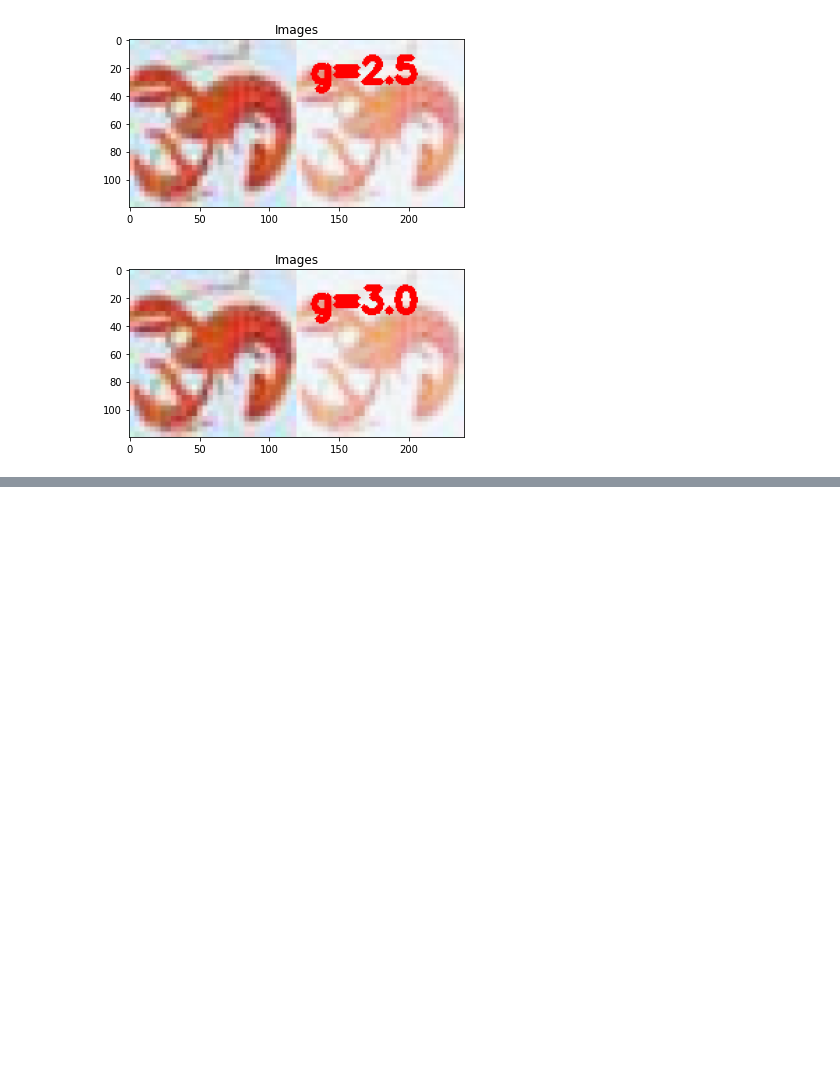
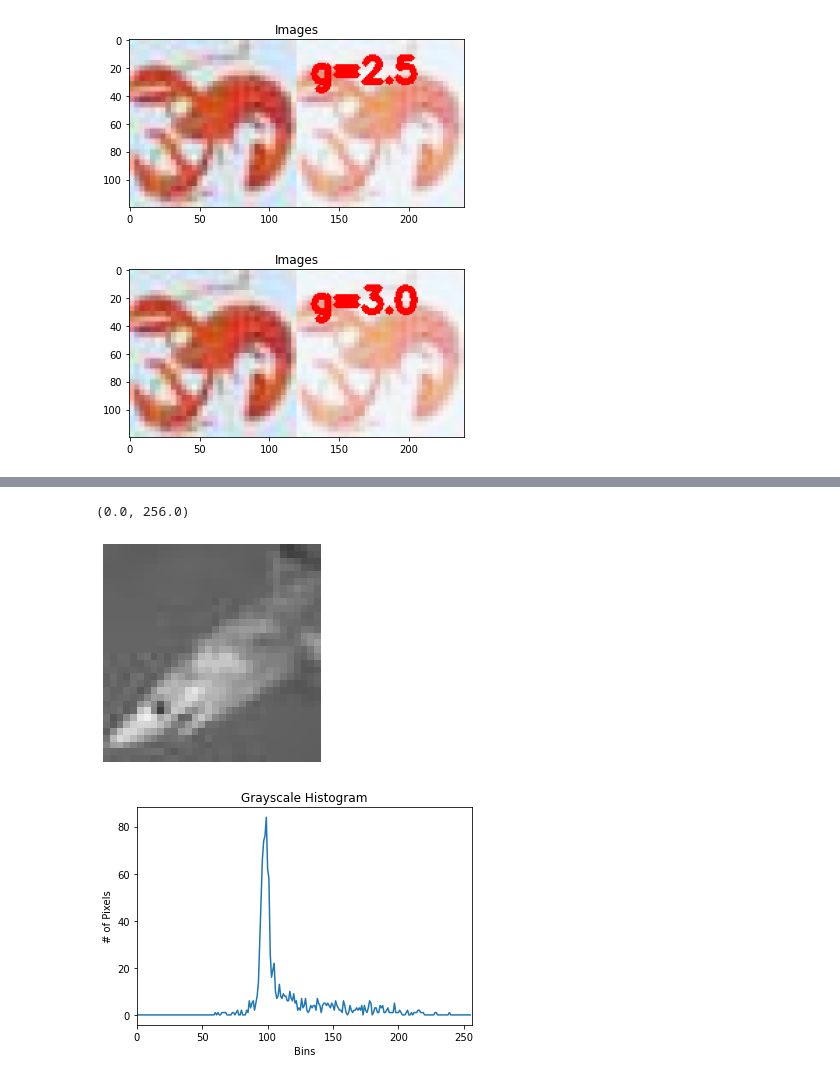
Before and after one commit to farhananwari07/TugbesTKC_145-157, a Jupyter notebook: Tugas5_Histogram.ipynb, the cells around one changed output, grey strips where cells are left out. Cells and saved outputs as stored; diff of their text form; code cells hidden in the pictures; blank space fills up the shorter version.

```diff
--- a/Tugas5_Histogram.ipynb
+++ b/Tugas5_Histogram.ipynb
@@ -422,0 +512,28 @@ for gamma in np.arange(0.0, 3.5, 0.5):
+# %%
+args = {
+    "image": "shark.jpeg"
+}
+# %%
+# load the input image and convert it to grayscale
+image = cv2.imread(args["image"])
+image = cv2.cvtColor(image, cv2.COLOR_BGR2GRAY)
+# %%
+hist = cv2.calcHist([image], [0], None, [256], [0, 256])
+# %%
+# matplotlib expects RGB images so convert and then display the image
+# with matplotlib
+plt.figure()
+plt.axis("off")
+plt.imshow(cv2.cvtColor(image, cv2.COLOR_GRAY2RGB))
+
+# plot the histogram
+plt.figure()
+plt.title("Grayscale Histogram")
+plt.xlabel("Bins")
+plt.ylabel("# of Pixels")
+plt.plot(hist)
+plt.xlim([0, 256])
+# %% [output]
+(0.0, 256.0)
+[figure, added]
+[figure, added]
```
Also changed, not shown: parts of 37 cells of this notebook.
